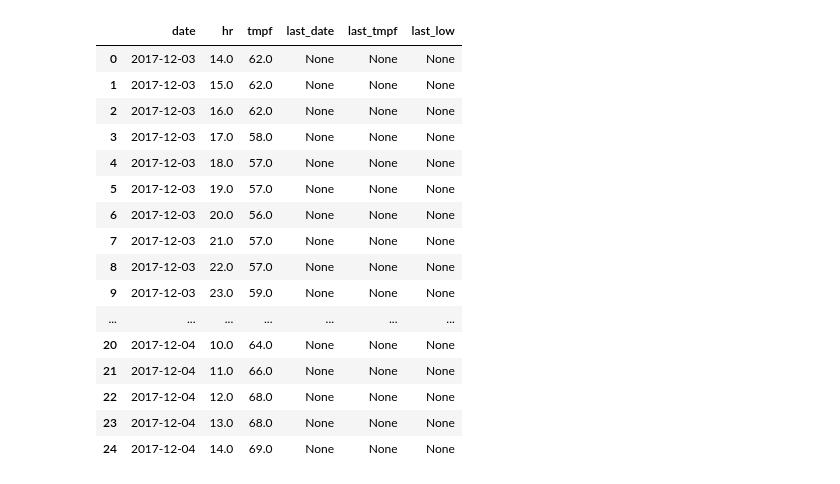
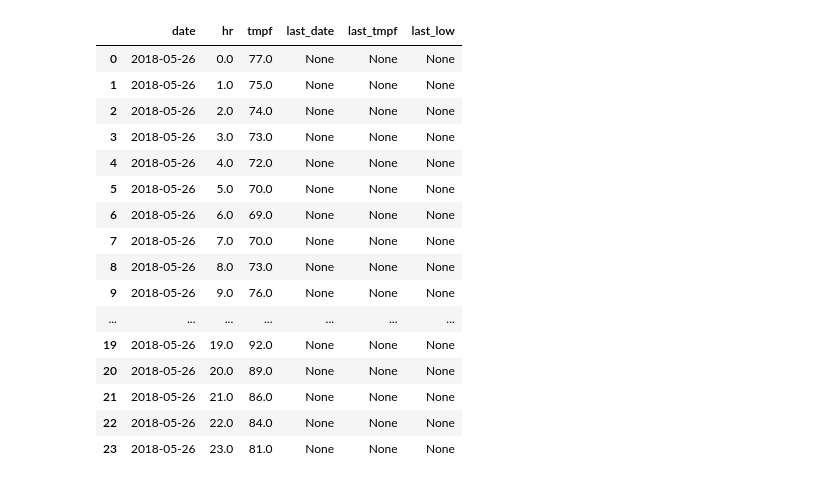
Before and after one commit to akrherz/DEV, a Jupyter notebook: coop/asos_hourly_temp_last.ipynb, the cells around one changed output. Saved outputs shown, nothing was run; the diff lists cells and outputs as text; code cells hidden in the pictures.

```diff
--- a/coop/asos_hourly_temp_last.ipynb
+++ b/coop/asos_hourly_temp_last.ipynb
@@ -1,39 +1,39 @@
 # %%
 %matplotlib inline
 from pyiem.util import get_dbconn
 from pandas.io.sql import read_sql
-asos_pgconn = get_dbconn('asos', user='nobody')
+asos_pgconn = get_dbconn('asos')
 acursor = asos_pgconn.cursor()
 
 today = read_sql("""SELECT date(valid + '10 minutes'::interval) as date,
   extract(hour from valid + '10 minutes'::interval) as hr
   , min(round(tmpf::numeric,0)) as tmpf from alldata
-  where station = 'DSM' and valid > '2017-12-03 13:50'
-  and valid < '2017-12-04 14:10' and tmpf is not null
+  where station = 'DSM' and valid > '2018-05-25 23:50'
+  and valid < '2018-05-26 23:10' and tmpf is not null
   GROUP by date, hr ORDER by date, hr ASC
   """, asos_pgconn, index_col=None)
 today['last_date'] = None
 today['last_tmpf'] = None
 today['last_low'] = None
 today
 # %% [output]
 |  | date | hr | tmpf | last_date | last_tmpf | last_low |
-| 0 | 2017-12-03 | 14.0 | 62.0 | None | None | None |
-| 1 | 2017-12-03 | 15.0 | 62.0 | None | None | None |
-| 2 | 2017-12-03 | 16.0 | 62.0 | None | None | None |
-| 3 | 2017-12-03 | 17.0 | 58.0 | None | None | None |
-| 4 | 2017-12-03 | 18.0 | 57.0 | None | None | None |
-| 5 | 2017-12-03 | 19.0 | 57.0 | None | None | None |
-| 6 | 2017-12-03 | 20.0 | 56.0 | None | None | None |
-| 7 | 2017-12-03 | 21.0 | 57.0 | None | None | None |
-| 8 | 2017-12-03 | 22.0 | 57.0 | None | None | None |
-| 9 | 2017-12-03 | 23.0 | 59.0 | None | None | None |
+| 0 | 2018-05-26 | 0.0 | 77.0 | None | None | None |
+| 1 | 2018-05-26 | 1.0 | 75.0 | None | None | None |
+| 2 | 2018-05-26 | 2.0 | 74.0 | None | None | None |
+| 3 | 2018-05-26 | 3.0 | 73.0 | None | None | None |
+| 4 | 2018-05-26 | 4.0 | 72.0 | None | None | None |
+| 5 | 2018-05-26 | 5.0 | 70.0 | None | None | None |
+| 6 | 2018-05-26 | 6.0 | 69.0 | None | None | None |
+| 7 | 2018-05-26 | 7.0 | 70.0 | None | None | None |
+| 8 | 2018-05-26 | 8.0 | 73.0 | None | None | None |
+| 9 | 2018-05-26 | 9.0 | 76.0 | None | None | None |
 | ... | ... | ... | ... | ... | ... | ... |
-| 20 | 2017-12-04 | 10.0 | 64.0 | None | None | None |
-| 21 | 2017-12-04 | 11.0 | 66.0 | None | None | None |
-| 22 | 2017-12-04 | 12.0 | 68.0 | None | None | None |
-| 23 | 2017-12-04 | 13.0 | 68.0 | None | None | None |
-| 24 | 2017-12-04 | 14.0 | 69.0 | None | None | None |
+| 19 | 2018-05-26 | 19.0 | 92.0 | None | None | None |
+| 20 | 2018-05-26 | 20.0 | 89.0 | None | None | None |
+| 21 | 2018-05-26 | 21.0 | 86.0 | None | None | None |
+| 22 | 2018-05-26 | 22.0 | 84.0 | None | None | None |
+| 23 | 2018-05-26 | 23.0 | 81.0 | None | None | None |
 # %%
 import mx.DateTime
 thursdays =[]
```
Also changed, not shown: parts of 2 cells of this notebook.
